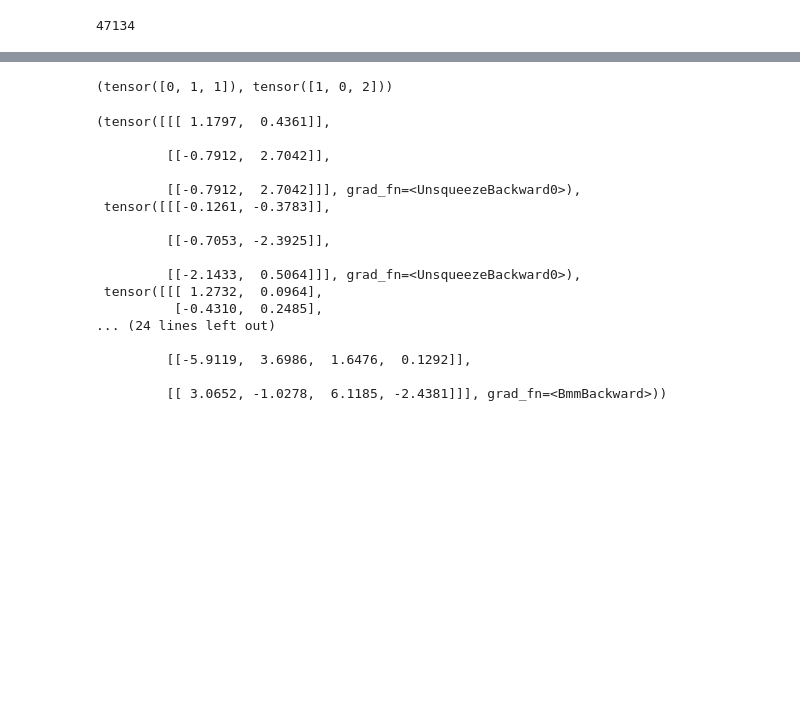
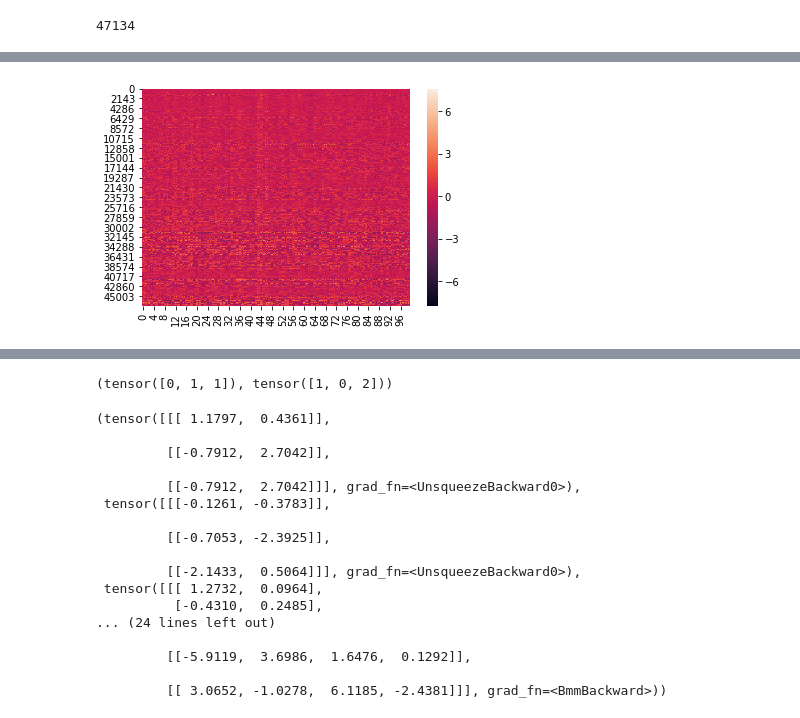
Before and after one commit to labdmitriy/dl_in_nlp, a Jupyter notebook: workshop_1/experiments/task5_negative_sampling.ipynb, the cells around one changed output, grey strips where cells are left out. Saved outputs shown, nothing was run; the diff lists cells and outputs as text; code cells hidden in the pictures; blank space fills up the shorter version.

```diff
--- a/workshop_1/experiments/task5_negative_sampling.ipynb
+++ b/workshop_1/experiments/task5_negative_sampling.ipynb
@@ -459,0 +553,5 @@ HBox(children=(IntProgress(value=0, description='Training', max=16172, style=Pro
+# %%
+sns.heatmap(W_prime)
+plt.show()
+# %% [output]
+[figure, added]
```
Also changed, not shown: parts of 69 cells of this notebook.
